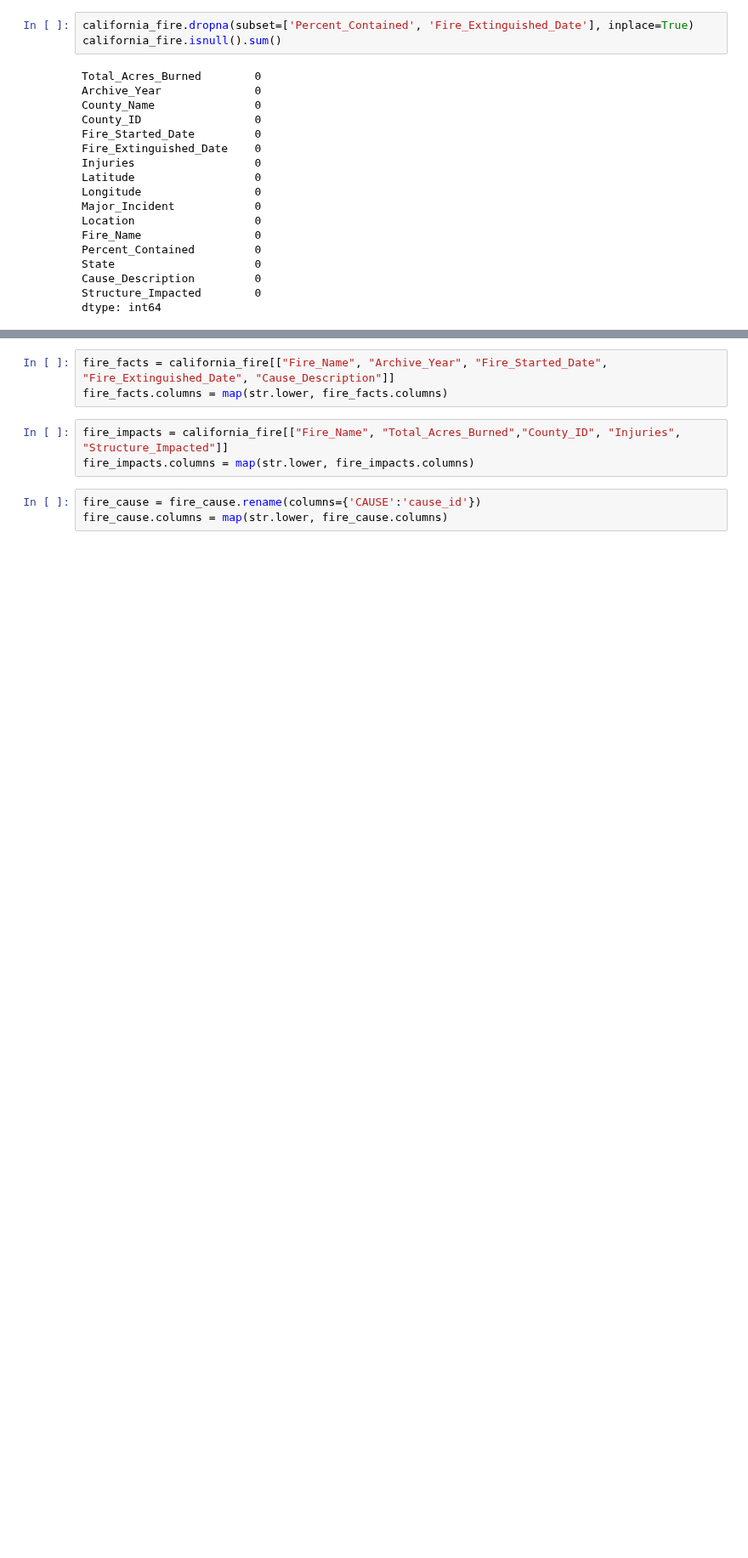
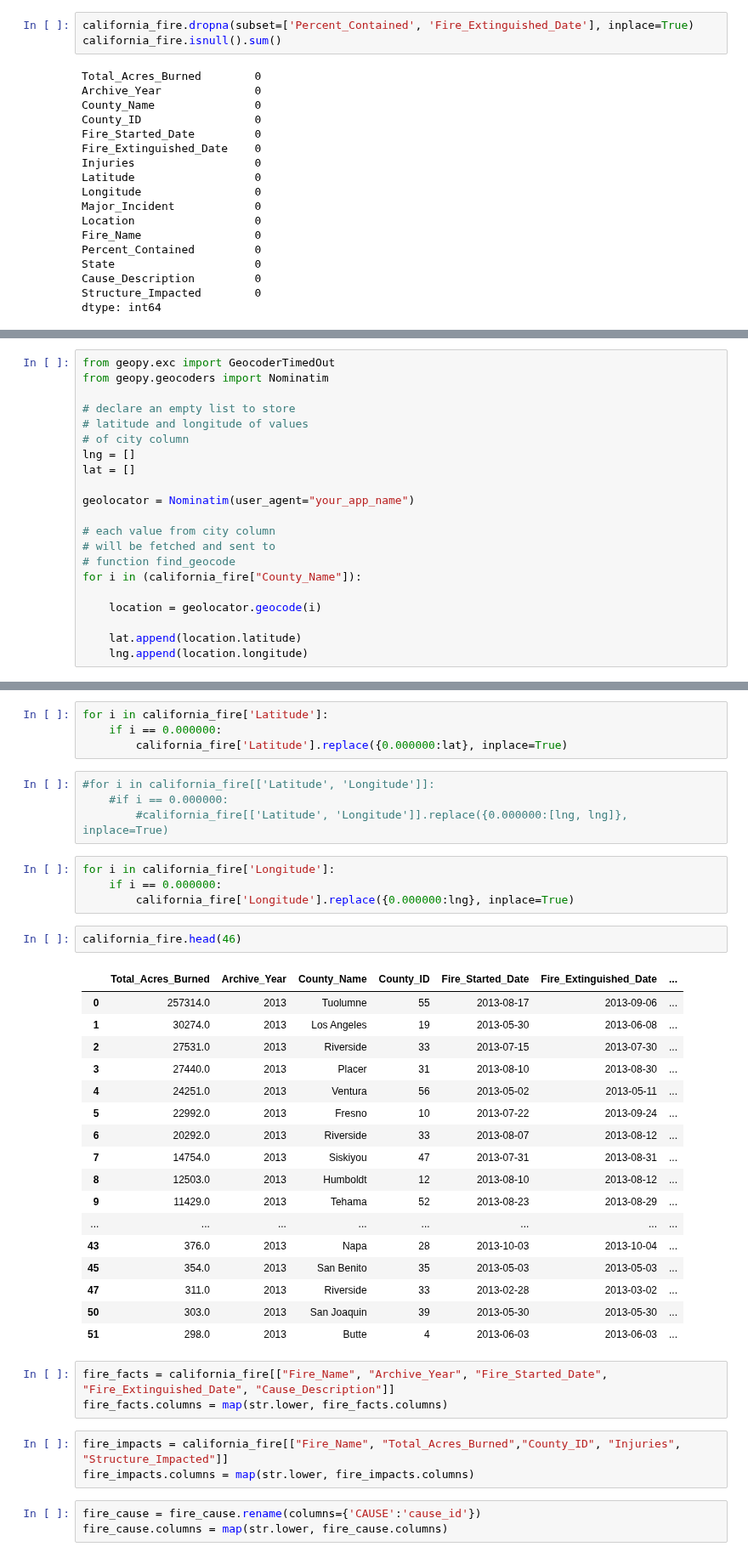
Before and after one commit to dhivyapadmanaban/California_Wildfires, a Jupyter notebook: Data_Processing/California_WildFire_Processing.ipynb, the cells around one changed output, grey strips where cells are left out. Shown at 85% size. Cells and saved outputs as stored; diff of their text form; blank space fills up the shorter version.

```diff
--- a/Data_Processing/California_WildFire_Processing.ipynb
+++ b/Data_Processing/California_WildFire_Processing.ipynb
@@ -423,0 +448,21 @@ dtype: int64
+# %%
+from geopy.exc import GeocoderTimedOut
+from geopy.geocoders import Nominatim
+
+# declare an empty list to store
+# latitude and longitude of values
+# of city column
+lng = []
+lat = []
+
+geolocator = Nominatim(user_agent="your_app_name")
+
+# each value from city column
+# will be fetched and sent to
+# function find_geocode
+for i in (california_fire["County_Name"]):
+
+    location = geolocator.geocode(i)
+
+    lat.append(location.latitude)
+    lng.append(location.longitude)
@@ -424,3 +500,35 @@ dtype: int64
+# %%
+for i in california_fire['Latitude']:
+    if i == 0.000000:
+        california_fire['Latitude'].replace({0.000000:lat}, inplace=True)
+# %%
+#for i in california_fire[['Latitude', 'Longitude']]:
+    #if i == 0.000000:
+        #california_fire[['Latitude', 'Longitude']].replace({0.000000:[lng, lng]}, inplace=True)
+# %%
+for i in california_fire['Longitude']:
+    if i == 0.000000:
+        california_fire['Longitude'].replace({0.000000:lng}, inplace=True)
+# %%
+california_fire.head(46)
+# %% [output]
+|  | Total_Acres_Burned | Archive_Year | County_Name | County_ID | Fire_Started_Date | Fire_Extinguished_Date | ... |
+| 0 | 257314.0 | 2013 | Tuolumne | 55 | 2013-08-17 | 2013-09-06 | ... |
+| 1 | 30274.0 | 2013 | Los Angeles | 19 | 2013-05-30 | 2013-06-08 | ... |
+| 2 | 27531.0 | 2013 | Riverside | 33 | 2013-07-15 | 2013-07-30 | ... |
+| 3 | 27440.0 | 2013 | Placer | 31 | 2013-08-10 | 2013-08-30 | ... |
+| 4 | 24251.0 | 2013 | Ventura | 56 | 2013-05-02 | 2013-05-11 | ... |
+| 5 | 22992.0 | 2013 | Fresno | 10 | 2013-07-22 | 2013-09-24 | ... |
+| 6 | 20292.0 | 2013 | Riverside | 33 | 2013-08-07 | 2013-08-12 | ... |
+| 7 | 14754.0 | 2013 | Siskiyou | 47 | 2013-07-31 | 2013-08-31 | ... |
+| 8 | 12503.0 | 2013 | Humboldt | 12 | 2013-08-10 | 2013-08-12 | ... |
+| 9 | 11429.0 | 2013 | Tehama | 52 | 2013-08-23 | 2013-08-29 | ... |
+| ... | ... | ... | ... | ... | ... | ... | ... |
+| 43 | 376.0 | 2013 | Napa | 28 | 2013-10-03 | 2013-10-04 | ... |
+| 45 | 354.0 | 2013 | San Benito | 35 | 2013-05-03 | 2013-05-03 | ... |
+| 47 | 311.0 | 2013 | Riverside | 33 | 2013-02-28 | 2013-03-02 | ... |
+| 50 | 303.0 | 2013 | San Joaquin | 39 | 2013-05-30 | 2013-05-30 | ... |
+| 51 | 298.0 | 2013 | Butte | 4 | 2013-06-03 | 2013-06-03 | ... |
 # %%
 fire_facts = california_fire[["Fire_Name", "Archive_Year", "Fire_Started_Date", "Fire_Extinguished_Date", "Cause_Description"]]
 fire_facts.columns = map(str.lower, fire_facts.columns)
```
Also changed, not shown: parts of 12 cells of this notebook.
